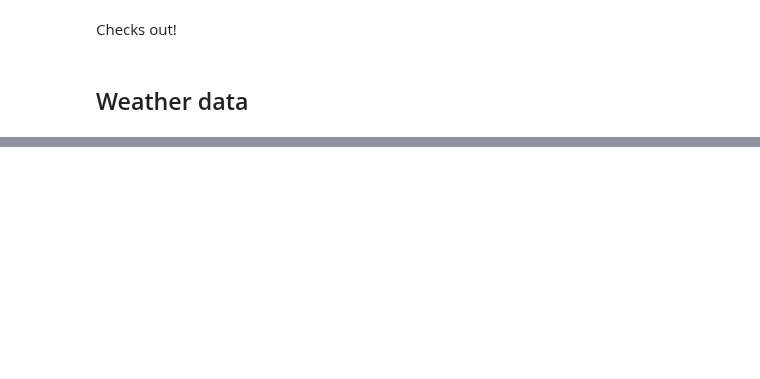
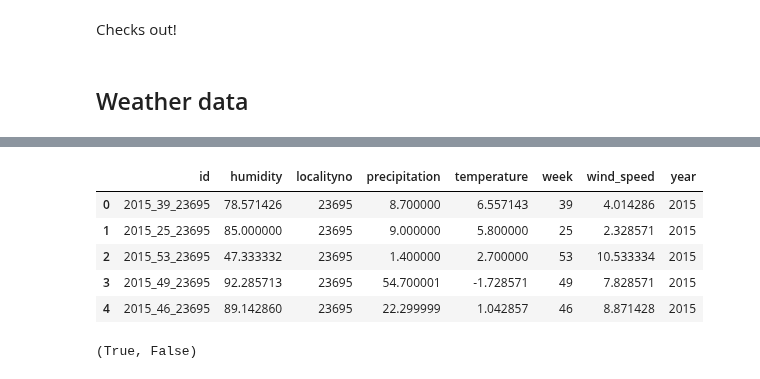
Before and after one commit to erlendrisvik/Compulsories, a Jupyter notebook: CA4/CA4/data_handler_nbook.ipynb, the cells around one changed output, grey strips where cells are left out. Drawn from its saved outputs; the diff is of its cells as text; code cells hidden in the pictures; blank space fills up the shorter version.

```diff
--- a/CA4/CA4/data_handler_nbook.ipynb
+++ b/CA4/CA4/data_handler_nbook.ipynb
@@ -659,0 +628,43 @@ weekly_weather_data
+# %%
+(spark
+.read
+.format("org.apache.spark.sql.cassandra")
+.options(table=table_name, keyspace="compulsory")
+.load()
+.createOrReplaceTempView(table_name))
+
+weekly_weather_spark = spark.sql(f"select * from {table_name}").toPandas()
+weekly_weather_spark.head()
+# %% [output]
+|  | id | humidity | localityno | precipitation | temperature | week | wind_speed | year |
+| 0 | 2015_39_23695 | 78.571426 | 23695 | 8.700000 | 6.557143 | 39 | 4.014286 | 2015 |
+| 1 | 2015_25_23695 | 85.000000 | 23695 | 9.000000 | 5.800000 | 25 | 2.328571 | 2015 |
+| 2 | 2015_53_23695 | 47.333332 | 23695 | 1.400000 | 2.700000 | 53 | 10.533334 | 2015 |
+| 3 | 2015_49_23695 | 92.285713 | 23695 | 54.700001 | -1.728571 | 49 | 7.828571 | 2015 |
+| 4 | 2015_46_23695 | 89.142860 | 23695 | 22.299999 | 1.042857 | 46 | 8.871428 | 2015 |
+# %%
+def check_exist_weather(locality, year):
+    """Function to check if data exists in database.'
+    Parameters:
+    -----------
+    locality : int
+        Locality number
+    year : int
+        Year of data
+
+    Returns:
+    --------
+    bool: True if data exists, False if not
+    """
+
+    (spark.read.format("org.apache.spark.sql.cassandra")
+    .options(table = 'lice_data_full', keyspace="compulsory")
+    .load()
+    .createOrReplaceTempView('weekly_weather_data'))
+
+    check = spark.sql(f"SELECT count(*) FROM lice_data_full WHERE year = {year} AND localityno = {locality}")
+    return check.collect()[0][0] >= 1
+
+check_exist_weather(locality = 23695, year = 2015), check_exist_weather(locality = 23695, year = 2016)
+# %% [output]
+(True, False)
```
Also changed, not shown: parts of 7 cells of this notebook.
